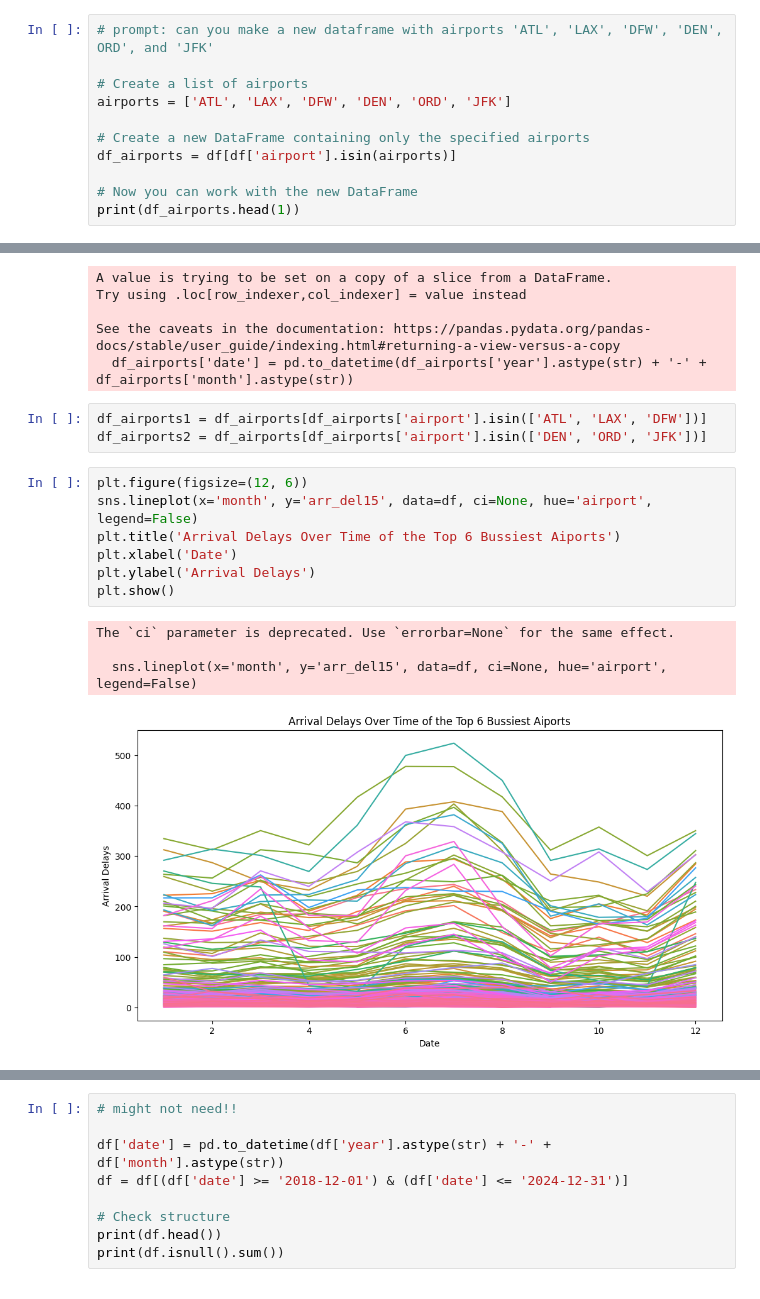
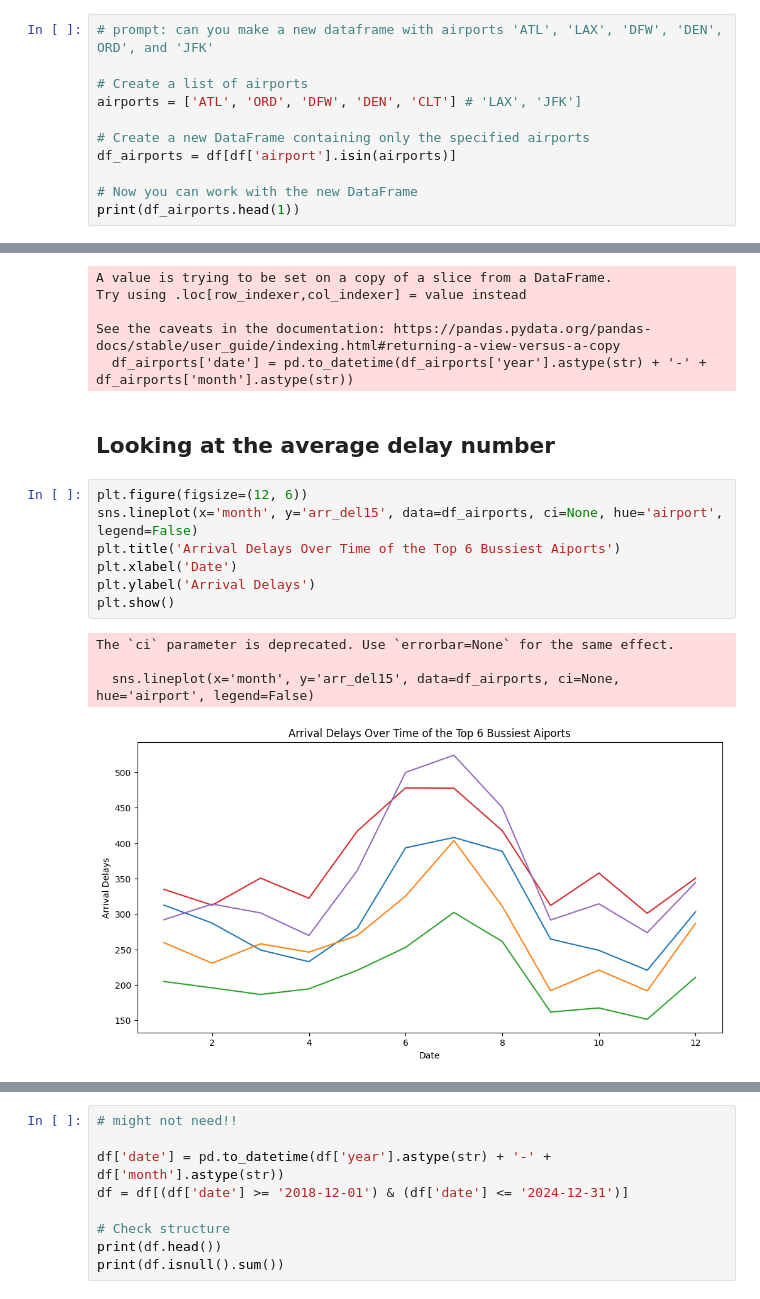
Before and after one commit to keeg2025/DataScienceCapstone25, a Jupyter notebook: StartingFinalProjectWork.ipynb, the cells around one changed output, grey strips where cells are left out. Saved outputs shown, nothing was run; the diff lists cells and outputs as text.

```diff
--- a/StartingFinalProjectWork.ipynb
+++ b/StartingFinalProjectWork.ipynb
@@ -200,7 +216,7 @@ H0 = Is the number of delays (arr_del15) significant to the time of the year(mon
 # prompt: can you make a new dataframe with airports 'ATL', 'LAX', 'DFW', 'DEN', ORD', and 'JFK'
 
 # Create a list of airports
-airports = ['ATL', 'LAX', 'DFW', 'DEN', 'ORD', 'JFK']
+airports = ['ATL', 'ORD', 'DFW', 'DEN', 'CLT'] # 'LAX', 'JFK']
 
 # Create a new DataFrame containing only the specified airports
 df_airports = df[df['airport'].isin(airports)]
@@ -233,18 +249,17 @@ Try using .loc[row_indexer,col_indexer] = value instead
 
 See the caveats in the documentation: https://pandas.pydata.org/pandas-docs/stable/user_guide/indexing.html#returning-a-view-versus-a-copy
   df_airports['date'] = pd.to_datetime(df_airports['year'].astype(str) + '-' + df_airports['month'].astype(str))
-# %%
-df_airports1 = df_airports[df_airports['airport'].isin(['ATL', 'LAX', 'DFW'])]
-df_airports2 = df_airports[df_airports['airport'].isin(['DEN', 'ORD', 'JFK'])]
+# %% [markdown]
+## Looking at the average delay number
 # %%
 plt.figure(figsize=(12, 6))
-sns.lineplot(x='month', y='arr_del15', data=df, ci=None, hue='airport', legend=False)
+sns.lineplot(x='month', y='arr_del15', data=df_airports, ci=None, hue='airport', legend=False)
 plt.title('Arrival Delays Over Time of the Top 6 Bussiest Aiports')
 plt.xlabel('Date')
 plt.ylabel('Arrival Delays')
 plt.show()
 # %% [output]
 The `ci` parameter is deprecated. Use `errorbar=None` for the same effect.
 
-  sns.lineplot(x='month', y='arr_del15', data=df, ci=None, hue='airport', legend=False)
+  sns.lineplot(x='month', y='arr_del15', data=df_airports, ci=None, hue='airport', legend=False)
-[figure, old version]
+[figure, new version]
```
Also changed, not shown: parts of 80 cells of this notebook.
